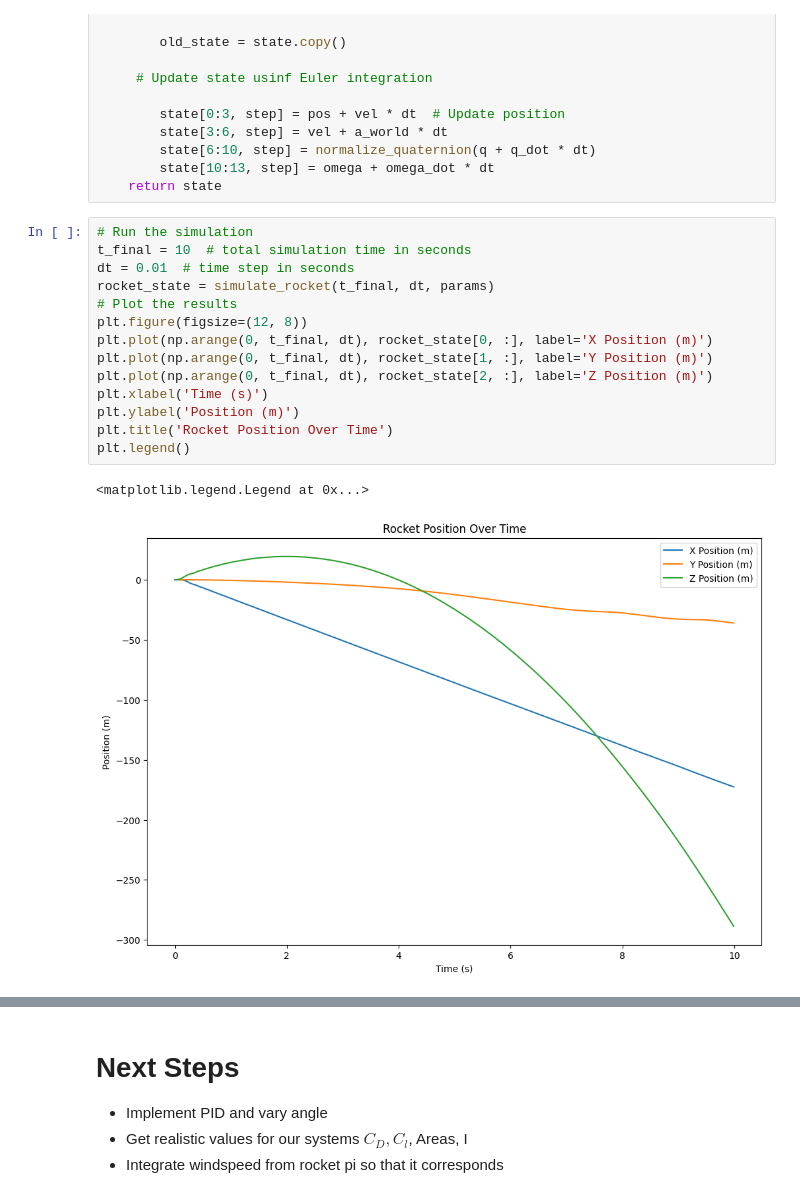
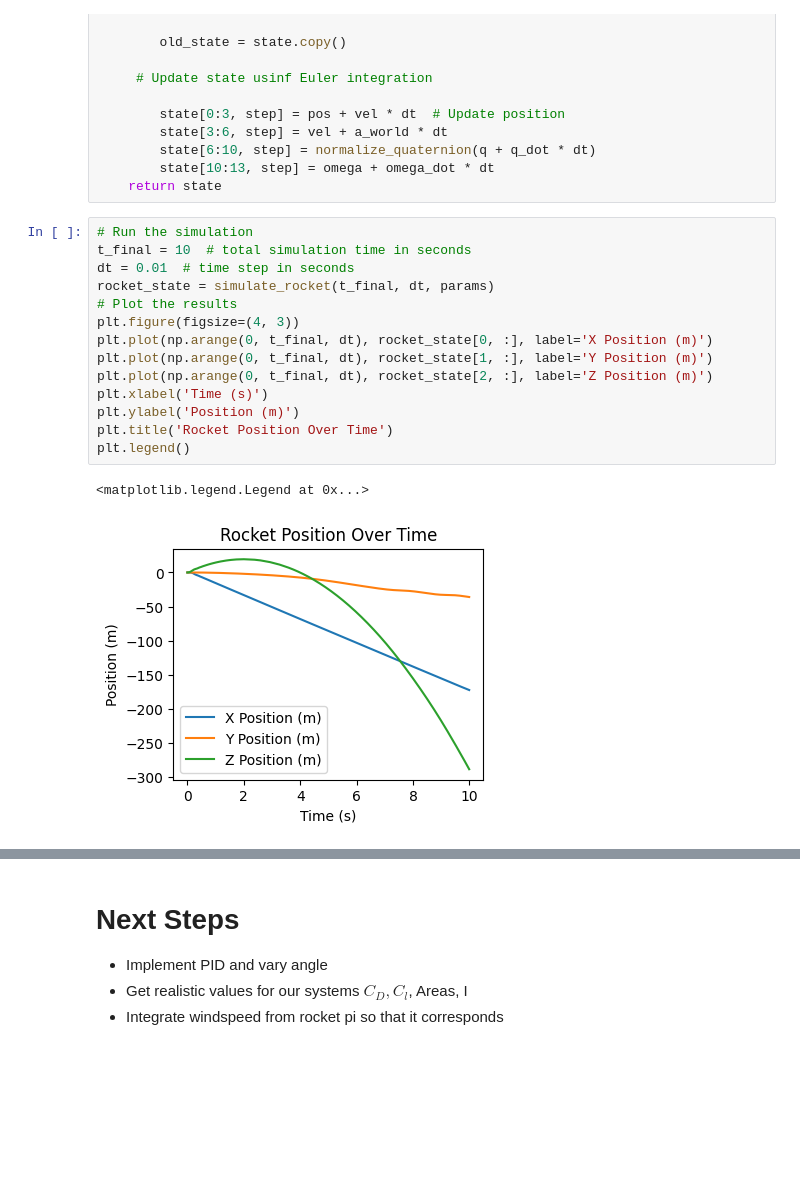
Before and after one commit to Garcia242/Bayes-Simulator, a Jupyter notebook: Rocket-Sym.ipynb, the cells around one changed output, grey strips where cells are left out. Saved outputs shown, nothing was run; the diff lists cells and outputs as text; blank space fills up the shorter version.

```diff
--- a/Rocket-Sym.ipynb
+++ b/Rocket-Sym.ipynb
@@ -351,17 +351,17 @@ def simulate_rocket(t_final, dt, params):
 # %%
 # Run the simulation
 t_final = 10  # total simulation time in seconds
 dt = 0.01  # time step in seconds
 rocket_state = simulate_rocket(t_final, dt, params)
 # Plot the results
-plt.figure(figsize=(12, 8))
+plt.figure(figsize=(4, 3))
 plt.plot(np.arange(0, t_final, dt), rocket_state[0, :], label='X Position (m)')
 plt.plot(np.arange(0, t_final, dt), rocket_state[1, :], label='Y Position (m)')
 plt.plot(np.arange(0, t_final, dt), rocket_state[2, :], label='Z Position (m)')
 plt.xlabel('Time (s)')
 plt.ylabel('Position (m)')
 plt.title('Rocket Position Over Time')
 plt.legend()
 # %% [output]
 <matplotlib.legend.Legend at 0x...>
-[figure, old version]
+[figure, new version]
```
Also changed, not shown: parts of 1 cell of this notebook.
